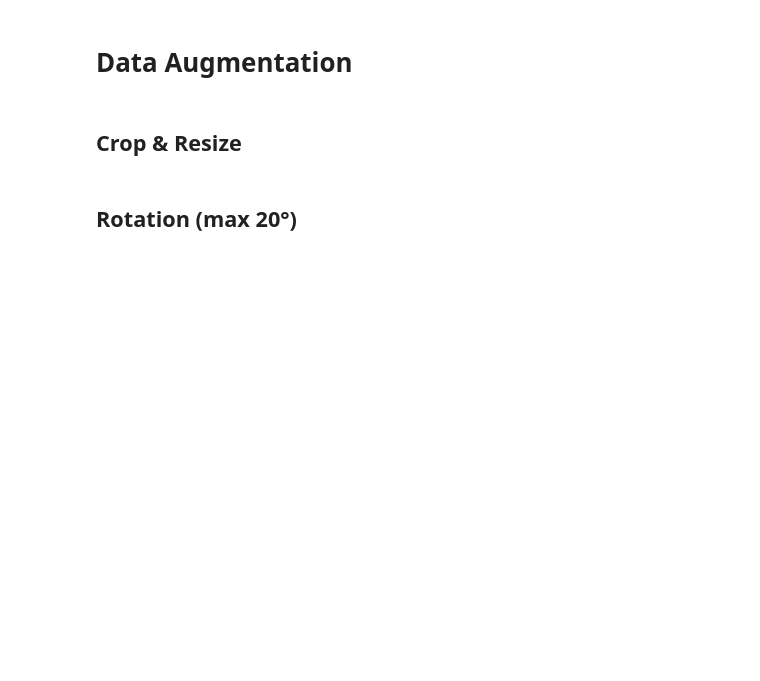
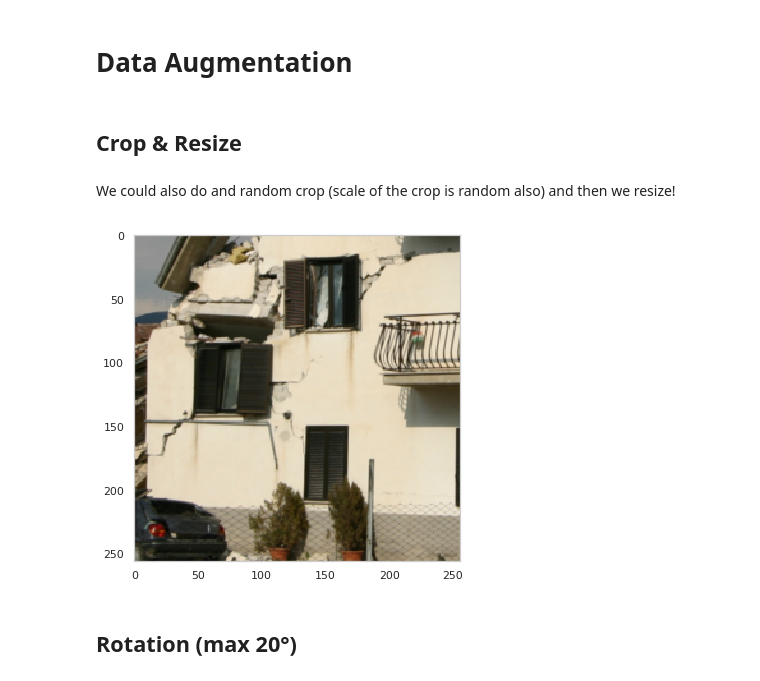
Before and after one commit to gregunz/FacadeParsing, a Jupyter notebook: nb01_data_exploration_and_loading.ipynb, the cells around one changed output. Cells and saved outputs as stored; diff of their text form; code cells hidden in the pictures; blank space fills up the shorter version.

```diff
--- a/nb01_data_exploration_and_loading.ipynb
+++ b/nb01_data_exploration_and_loading.ipynb
@@ -111,4 +113,21 @@ len(dset), len(subdset)
+# %%
+img = dset_full[0]['image']
 # %% [markdown]
 ## Crop & Resize
+# %% [markdown]
+We could also do and random crop (scale of the crop is random also) and then we resize!
+# %%
+def random_crop_and_resize(img, crop_size, resize_size, is_label=False):
+    itp = 0 if is_label else 2 #0 is nearest, 2 is bilinear interpolation
+    return T.Compose([
+        T.ToPILImage(),
+        T.RandomCrop(crop_size),
+        T.Resize(resize_size, interpolation=itp),
+        T.ToTensor(),
+    ])(img)
+# %%
+show_img(random_crop_and_resize(img, (400, 400), (256, 256)))
+# %% [output]
+[figure, added]
 # %% [markdown]
 ## Rotation (max 20°)
```
Also changed, not shown: parts of 7 cells of this notebook, 9 other files.
